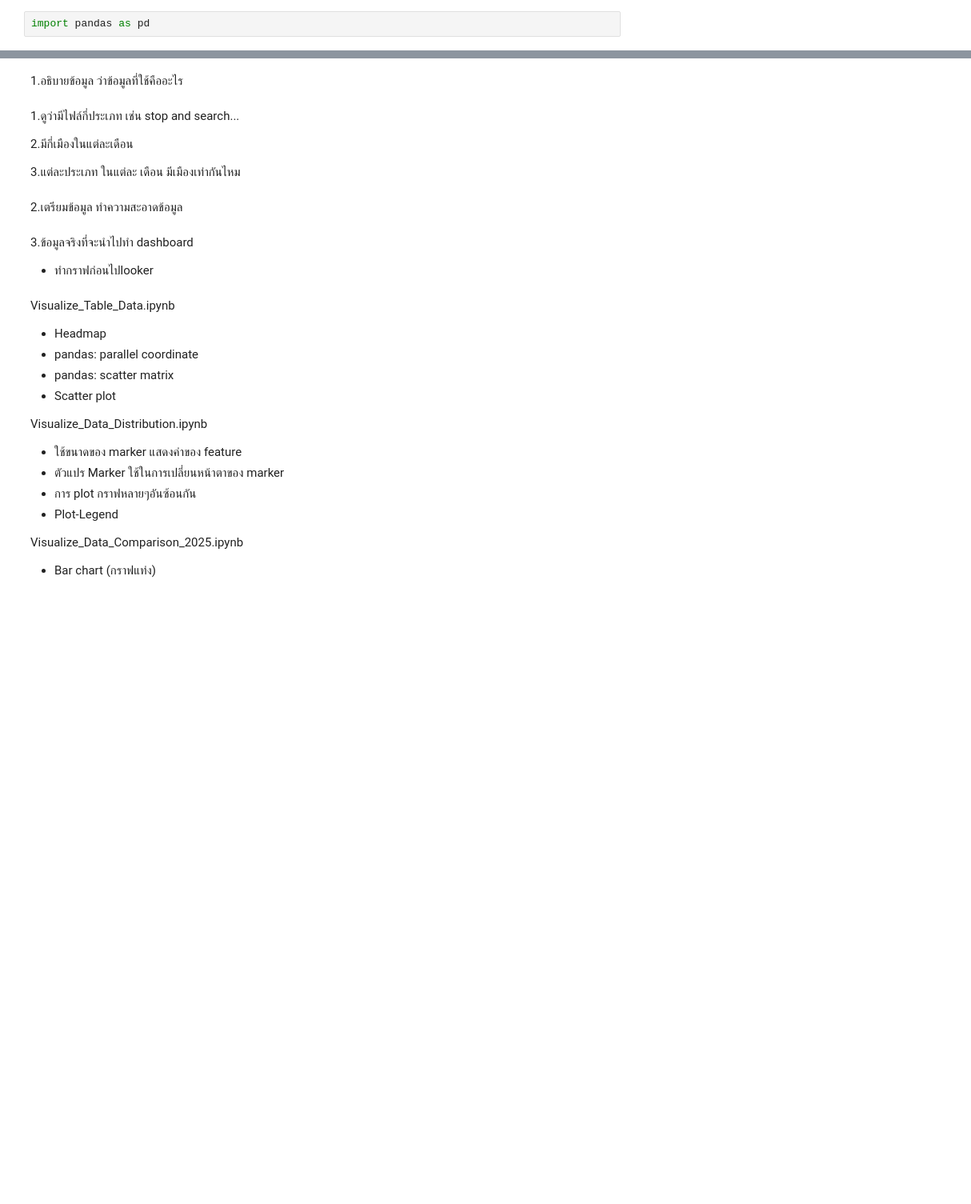
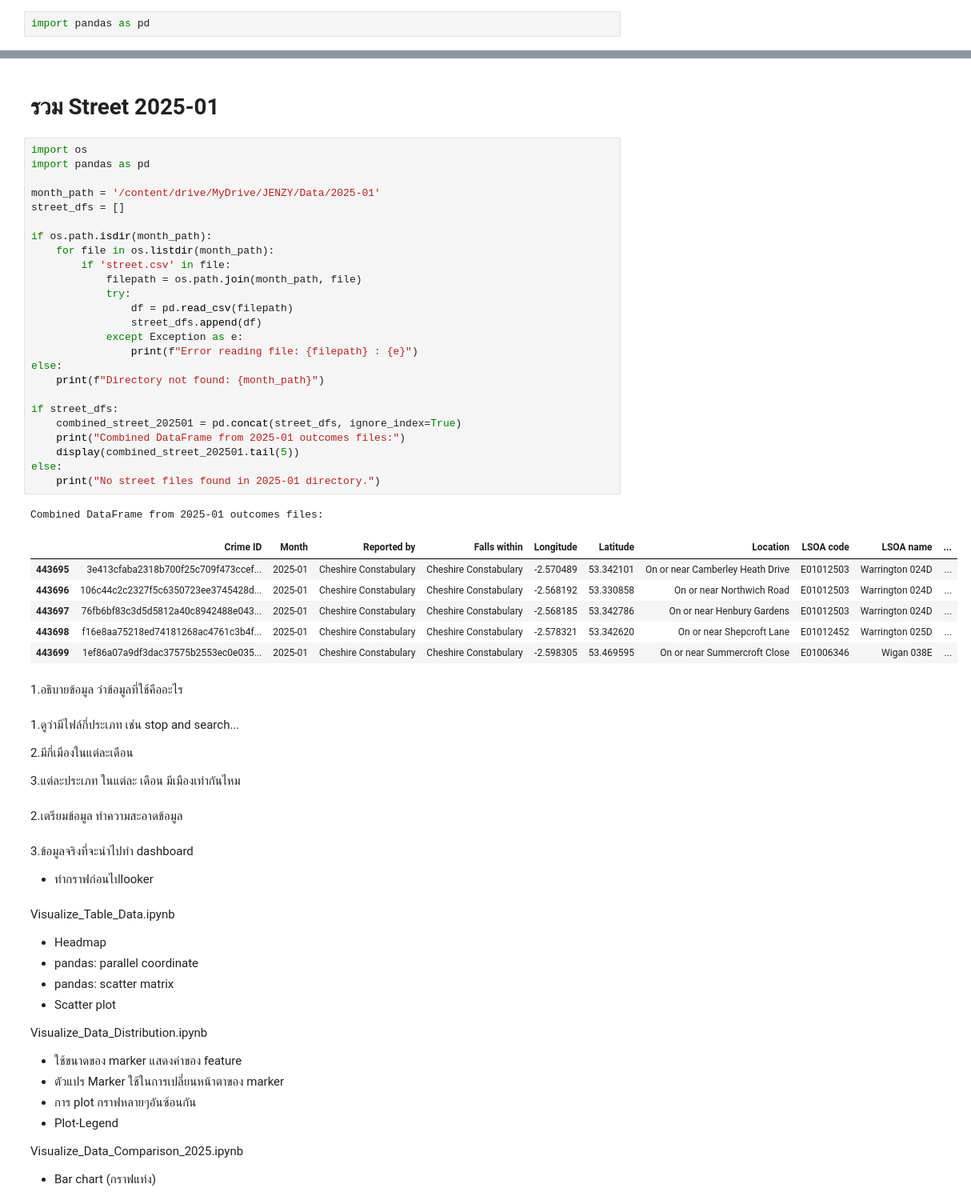
Before and after one commit to jangInw007/JENZY_Project, a Jupyter notebook: JENZY_is_perfect_project_Basicpro.ipynb, the cells around one changed output, grey strips where cells are left out. Shown at 80% size. Saved outputs shown, nothing was run; the diff lists cells and outputs as text; blank space fills up the shorter version.

```diff
--- a/JENZY_is_perfect_project_Basicpro.ipynb
+++ b/JENZY_is_perfect_project_Basicpro.ipynb
@@ -44,3 +320,38 @@ Files in directory: /content/drive/MyDrive/JENZY/Data/2025-01
+# %% [markdown]
+# รวม Street 2025-01
+# %%
+import os
+import pandas as pd
+
+month_path = '/content/drive/MyDrive/JENZY/Data/2025-01'
+street_dfs = []
+
+if os.path.isdir(month_path):
+    for file in os.listdir(month_path):
+        if 'street.csv' in file:
+            filepath = os.path.join(month_path, file)
+            try:
+                df = pd.read_csv(filepath)
+                street_dfs.append(df)
+            except Exception as e:
+                print(f"Error reading file: {filepath} : {e}")
+else:
+    print(f"Directory not found: {month_path}")
+
+if street_dfs:
+    combined_street_202501 = pd.concat(street_dfs, ignore_index=True)
+    print("Combined DataFrame from 2025-01 outcomes files:")
+    display(combined_street_202501.tail(5))
+else:
+    print("No street files found in 2025-01 directory.")
+# %% [output]
+Combined DataFrame from 2025-01 outcomes files:
+|  | Crime ID | Month | Reported by | Falls within | Longitude | Latitude | Location | LSOA code | LSOA name | ... |
+| 443695 | 3e413cfaba2318b700f25c709f473ccef... | 2025-01 | Cheshire Constabulary | Cheshire Constabulary | -2.570489 | 53.342101 | On or near Camberley Heath Drive | E01012503 | Warrington 024D | ... |
+| 443696 | 106c44c2c2327f5c6350723ee3745428d... | 2025-01 | Cheshire Constabulary | Cheshire Constabulary | -2.568192 | 53.330858 | On or near Northwich Road | E01012503 | Warrington 024D | ... |
+| 443697 | 76fb6bf83c3d5d5812a40c8942488e043... | 2025-01 | Cheshire Constabulary | Cheshire Constabulary | -2.568185 | 53.342786 | On or near Henbury Gardens | E01012503 | Warrington 024D | ... |
+| 443698 | f16e8aa75218ed74181268ac4761c3b4f... | 2025-01 | Cheshire Constabulary | Cheshire Constabulary | -2.578321 | 53.342620 | On or near Shepcroft Lane | E01012452 | Warrington 025D | ... |
+| 443699 | 1ef86a07a9df3dac37575b2553ec0e035... | 2025-01 | Cheshire Constabulary | Cheshire Constabulary | -2.598305 | 53.469595 | On or near Summercroft Close | E01006346 | Wigan 038E | ... |
 # %% [markdown]
 1.อธิบายข้อมูล ว่าข้อมูลที่ใช้คืออะไร
 # %% [markdown]
```
Also changed, not shown: parts of 16 cells of this notebook.
